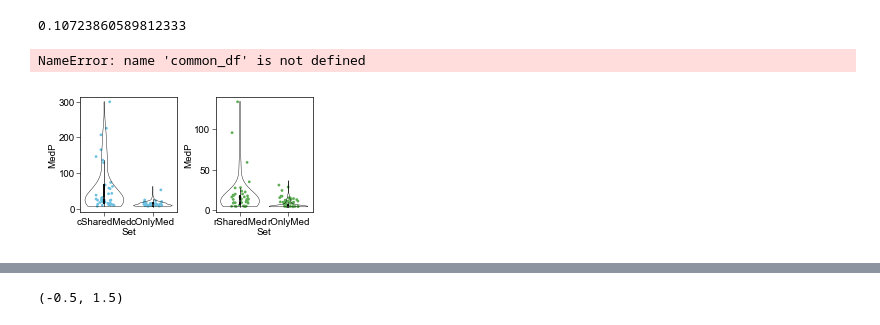
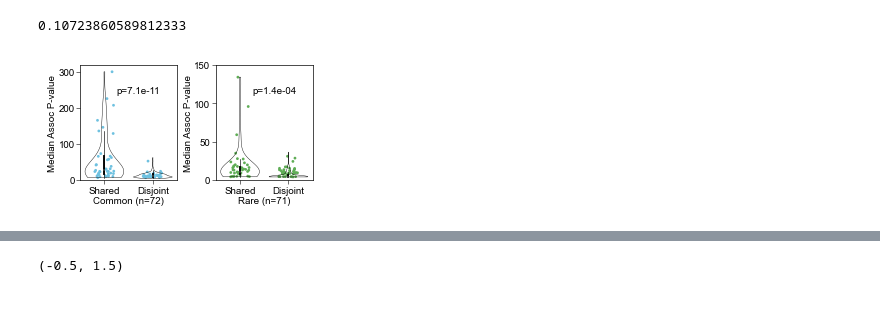
Before and after one commit to sarah-n-wright/CARVA, a Jupyter notebook: Notebooks/Figure Overlap.ipynb, the cells around one changed output, grey strips where cells are left out. Saved outputs shown, nothing was run; the diff lists cells and outputs as text; code cells hidden in the pictures.

```diff
--- a/Notebooks/Figure Overlap.ipynb
+++ b/Notebooks/Figure Overlap.ipynb
@@ -82,6 +82,9 @@ def map_trait_code(code):
     go = next((match.group() for match in re.finditer(r'GO_\d+', code)), None)
     if go is not None:
         return go
+    oba = next((match.group() for match in re.finditer(r'OBA_\d+', code)), None)
+    if oba is not None:
+        return oba
     return None
 # %%
 ###
@@ -135,3 +154,39 @@ rv_gda = rv_gda.dropna(subset='PMID')
 rv_gda['StudyTrait'] = rv_gda['PMID'].astype(int).astype(str)+rv_gda['TRAIT_CODE']
 # %%
 cv_gda['StudyTrait'] = cv_gda['STUDY ACCESSION']+cv_gda['TRAIT_CODE']
+# %%
+from math import comb
+from scipy.stats import mannwhitneyu
+
+def get_p_values(gda_df, study, trait):
+    if 'logp' not in gda_df.columns:
+        gda_df['logp'] = -1 * np.log10(gda_df['P-value'] + 1e-250)
+    use_gda = gda_df[gda_df.StudyTrait==f'{study}{trait}'].sort_values('logp', ascending=False).drop_duplicates('Entrez', keep='first')
+    return use_gda.loc[:, ('logp', 'Entrez')].set_index('Entrez')
+
+def get_shared_disjoint_medians(studyC, studyR, trait):
+    rv_p = get_p_values(rv_gda, studyR, trait)
+    cv_p = get_p_values(cv_gda, studyC, trait)
+    overlap_genes = rv_p.join(cv_p, lsuffix='r',how='inner').index.values
+    disjoint_c = set(cv_p.index.values) - set(overlap_genes)
+    disjoint_r = set(rv_p.index.values) - set(overlap_genes)
+    # c stats
+    if (len(overlap_genes) > 0) & (len(disjoint_c) > 0):
+        cDisjoint = cv_p.loc[list(disjoint_c)].logp.median()
+        cShared = cv_p.loc[overlap_genes].logp.median()
+    else:
+        cDisjoint = np.nan
+        cShared = np.nan
+    # r stats
+    if (len(overlap_genes) > 0) & (len(disjoint_r) > 0):
+        rDisjoint = rv_p.loc[list(disjoint_r)].logp.median()
+        rShared = rv_p.loc[overlap_genes].logp.median()
+    else:
+        rDisjoint = np.nan
+        rShared = np.nan
+    return {'rSharedMed': rShared, 'cSharedMed': cShared, 'rOnlyMed':rDisjoint, 'cOnlyMed': cDisjoint}
+# %%
+results = {}
+for row in tqdm(over_df.iterrows()):
+    #print(row[1]['StudyC'], row[1]['StudyR'], row[1]['EFO'])
+    results[row[1]['EFO']] = get_shared_disjoint_medians(row[1]['StudyC'], row[1]['StudyR'], row[1]['EFO'])
@@ -228,34 +332,37 @@ test_df2 = test_df.dropna()
 # %%
 _, [ax1, ax2] = plt.subplots( nrows=1, ncols=2, figsize=(3, 1.5), gridspec_kw={'wspace':0.4})
 sns.violinplot(test_df.melt(value_vars=[ 'cSharedMed', 'cOnlyMed'], var_name='Set', value_name='MedP'),
               x='Set', y='MedP', hue='Set', cut=0, fill=False, palette=['k','k'], linewidth=0.3,
               order = [ 'cSharedMed', 'cOnlyMed',], zorder=2, ax=ax1)
 sns.stripplot(test_df.dropna().melt(value_vars=[ 'cSharedMed', 'cOnlyMed'],
                                     var_name='Set', value_name='MedP'), palette=[blue, blue],
               order= [ 'cSharedMed', 'cOnlyMed'],jitter=0.2,
               x='Set', y='MedP', hue='Set', edgecolor='black', s=2, zorder=1, ax=ax1)
 
 sns.violinplot(test_df.melt(value_vars=['rSharedMed', 'rOnlyMed'], var_name='Set', value_name='MedP'),
               x='Set', y='MedP', hue='Set', cut=0, fill=False, palette=['k', 'k'], linewidth=0.3,
               order = [ 'rSharedMed', 'rOnlyMed'], zorder=2, ax=ax2)
 sns.stripplot(test_df.dropna().melt(value_vars=[ 'rSharedMed', 'rOnlyMed'],
                                     var_name='Set', value_name='MedP'), palette=[ green, green],
               order= [ 'rSharedMed', 'rOnlyMed'],jitter=0.2,
               x='Set', y='MedP', hue='Set', edgecolor='black', s=2, zorder=1, ax=ax2)
+
+common_df = test_df.loc[:, ('cSharedMed', 'cOnlyMed')].dropna()
+rare_df = test_df.loc[:, ('rSharedMed', 'rOnlyMed')].dropna()
+
 p_common = wilcoxon(common_df.cSharedMed, common_df.cOnlyMed).pvalue
 p_rare = wilcoxon(rare_df.rSharedMed, rare_df.rOnlyMed).pvalue
 
 
 for i, ax in enumerate([ax1, ax2]):
     ax.set_xticks([0,1], labels=['Shared', 'Disjoint'])
     ax.set_xlabel(f'{["Common", "Rare"][i]} (n={[len(common_df), len(rare_df)][i]})')
     ax.set_ylim(0, [320, 150][i])
     ax.text(x=0.25, y=[320, 150][i]*0.75, s=f'p={[p_common, p_rare][i]:.1e}')
     ax.set_ylabel('Median Assoc P-value')
-plt.savefig(os.path.join(figdir, 'p_value_comparison.svg'),bbox_inches='tight')
+#plt.savefig(os.path.join(figdir, 'p_value_comparison.svg'),bbox_inches='tight')
 # %% [output]
-NameError: name 'common_df' is not defined
-[figure, old version]
+[figure, new version]
 # %%
 _, [ax1, ax2] = plt.subplots(nrows=1, ncols=2, figsize=(8, 4))
 sns.violinplot(test_df.melt(value_vars=['rSharedMed', 'rOnlyMed', 'cSharedMed', 'cOnlyMed'], var_name='Set', value_name='MedP'),
```
Also changed, not shown: parts of 14 cells of this notebook, 35 other files.
